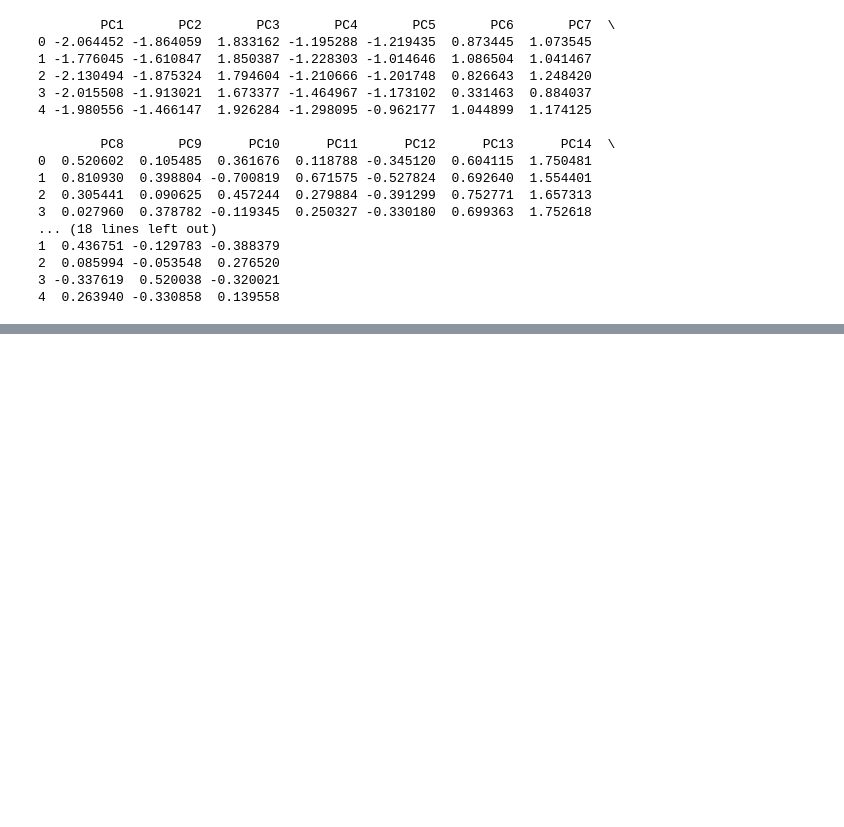
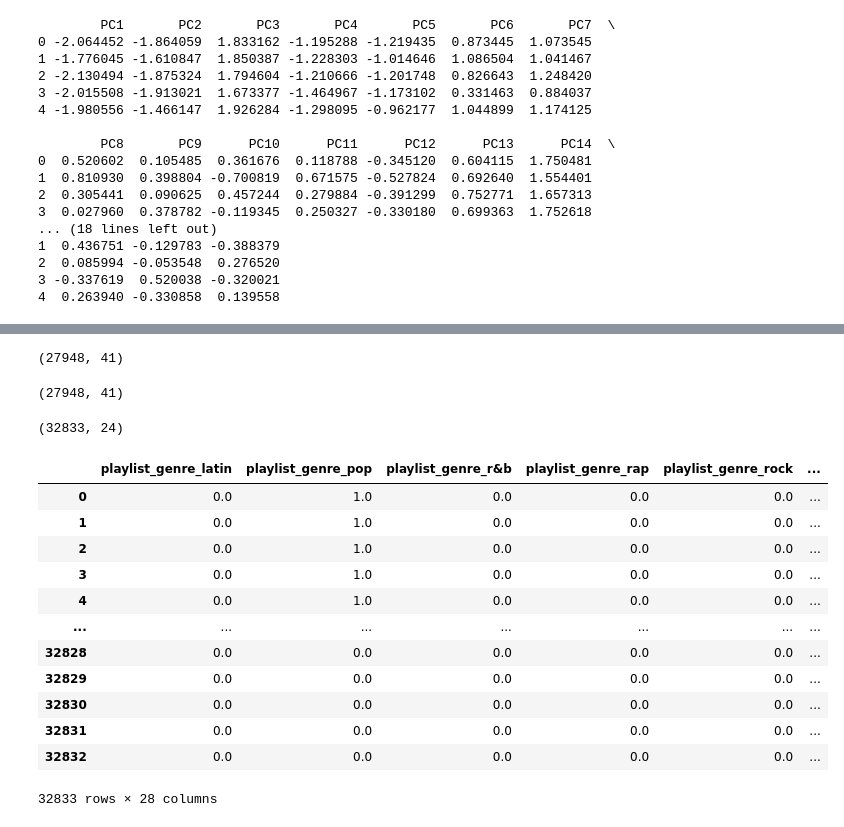
Before and after one commit to ebeltyukova/PCA_for_Spotify_Recs, a Jupyter notebook: cogs-118b.ipynb, the cells around one changed output, grey strips where cells are left out. Saved outputs shown, nothing was run; the diff lists cells and outputs as text; code cells hidden in the pictures; blank space fills up the shorter version.

```diff
--- a/cogs-118b.ipynb
+++ b/cogs-118b.ipynb
@@ -365,0 +368,8 @@ print(pca_reduced_df.head())
+# %%
+scaled_df.shape
+# %% [output]
+(27948, 41)
+# %%
+num_data.shape
+# %% [output]
+(27948, 41)
@@ -365,0 +380,24 @@ print(pca_reduced_df.head())
+# %%
+new_data.shape
+# %% [output]
+(32833, 24)
+# %%
+categorical_columns = ['playlist_genre', 'playlist_subgenre']
+encoder = OneHotEncoder(drop='first')
+encoded_data = encoder.fit_transform(new_data[categorical_columns]).toarray()
+encoded_df = pd.DataFrame(encoded_data, columns=encoder.get_feature_names_out(categorical_columns))
+encoded_df
+# %% [output]
+|  | playlist_genre_latin | playlist_genre_pop | playlist_genre_r&b | playlist_genre_rap | playlist_genre_rock | ... |
+| 0 | 0.0 | 1.0 | 0.0 | 0.0 | 0.0 | ... |
+| 1 | 0.0 | 1.0 | 0.0 | 0.0 | 0.0 | ... |
+| 2 | 0.0 | 1.0 | 0.0 | 0.0 | 0.0 | ... |
+| 3 | 0.0 | 1.0 | 0.0 | 0.0 | 0.0 | ... |
+| 4 | 0.0 | 1.0 | 0.0 | 0.0 | 0.0 | ... |
+| ... | ... | ... | ... | ... | ... | ... |
+| 32828 | 0.0 | 0.0 | 0.0 | 0.0 | 0.0 | ... |
+| 32829 | 0.0 | 0.0 | 0.0 | 0.0 | 0.0 | ... |
+| 32830 | 0.0 | 0.0 | 0.0 | 0.0 | 0.0 | ... |
+| 32831 | 0.0 | 0.0 | 0.0 | 0.0 | 0.0 | ... |
+| 32832 | 0.0 | 0.0 | 0.0 | 0.0 | 0.0 | ... |
+32833 rows × 28 columns
```
Also changed, not shown: parts of 19 cells of this notebook.
